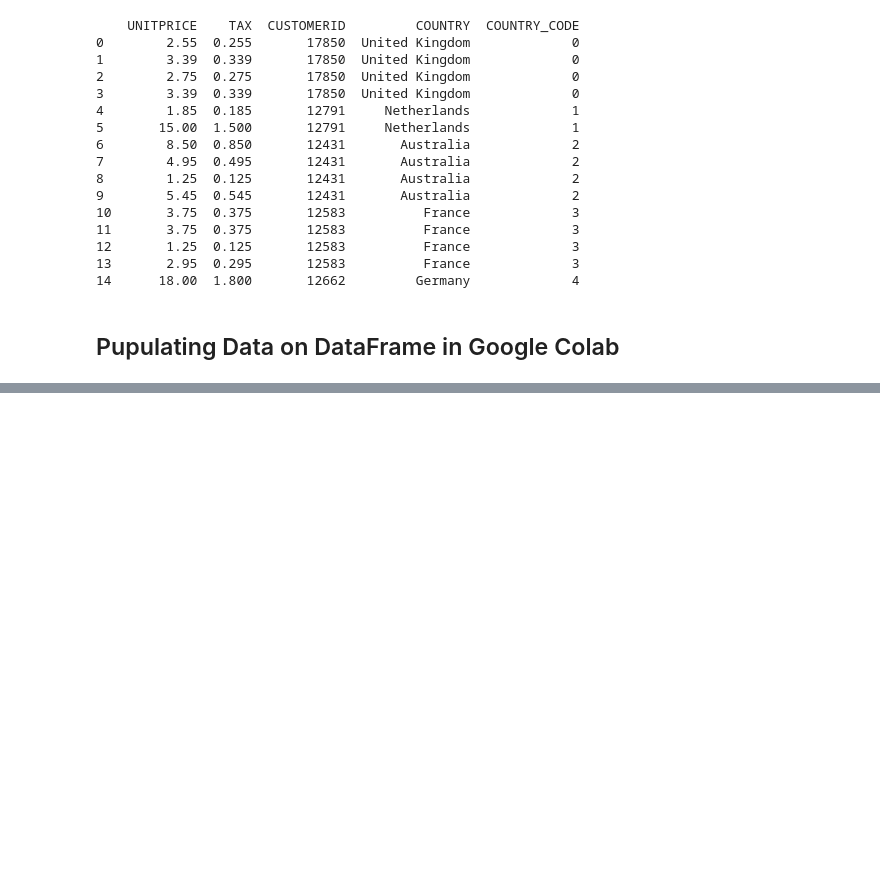
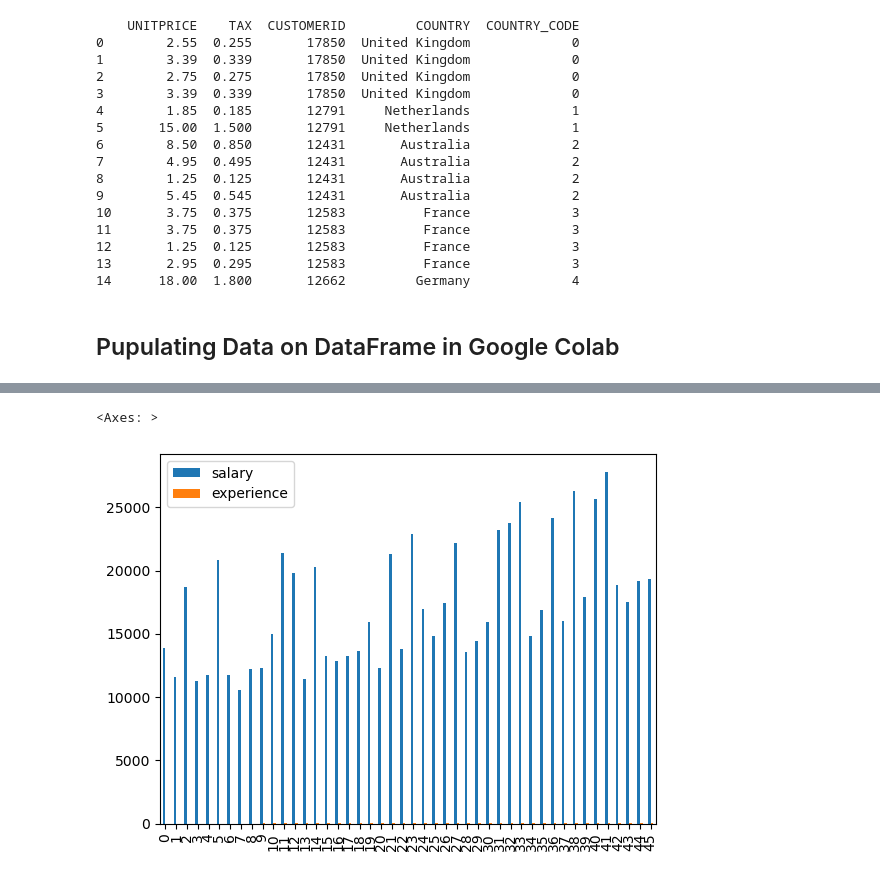
Before and after one commit to toarnabtrainer/AEC_ML_With_Python_January_2024, a Jupyter notebook: Pandas.ipynb, the cells around one changed output, grey strips where cells are left out. Drawn from its saved outputs; the diff is of its cells as text; code cells hidden in the pictures; blank space fills up the shorter version.

```diff
--- a/Pandas.ipynb
+++ b/Pandas.ipynb
@@ -1768,0 +1862,5 @@ df.head()
+# %%
+df.plot.bar()
+# %% [output]
+<Axes: >
+[figure, added]
```
Also changed, not shown: parts of 25 cells of this notebook.
